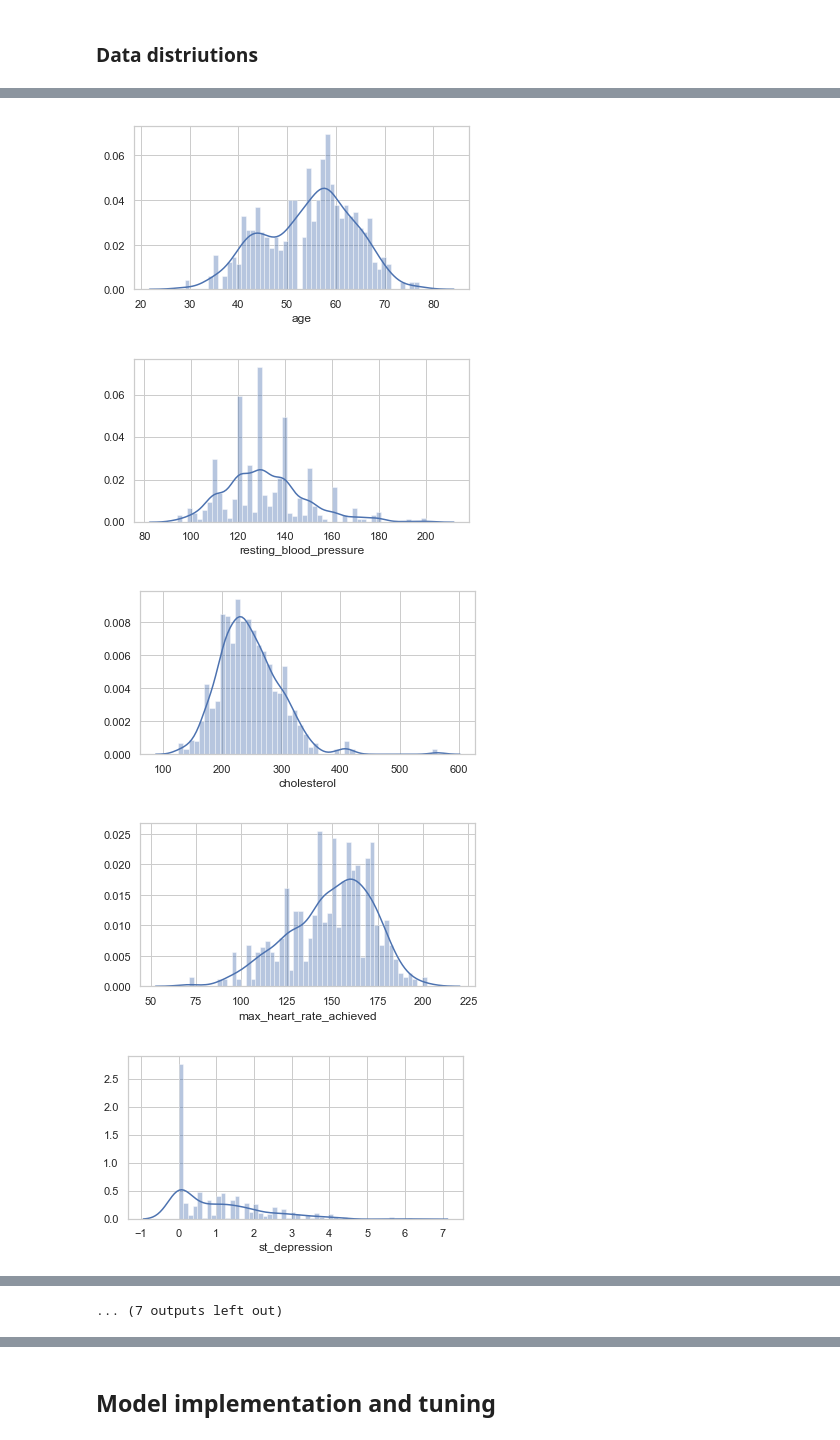
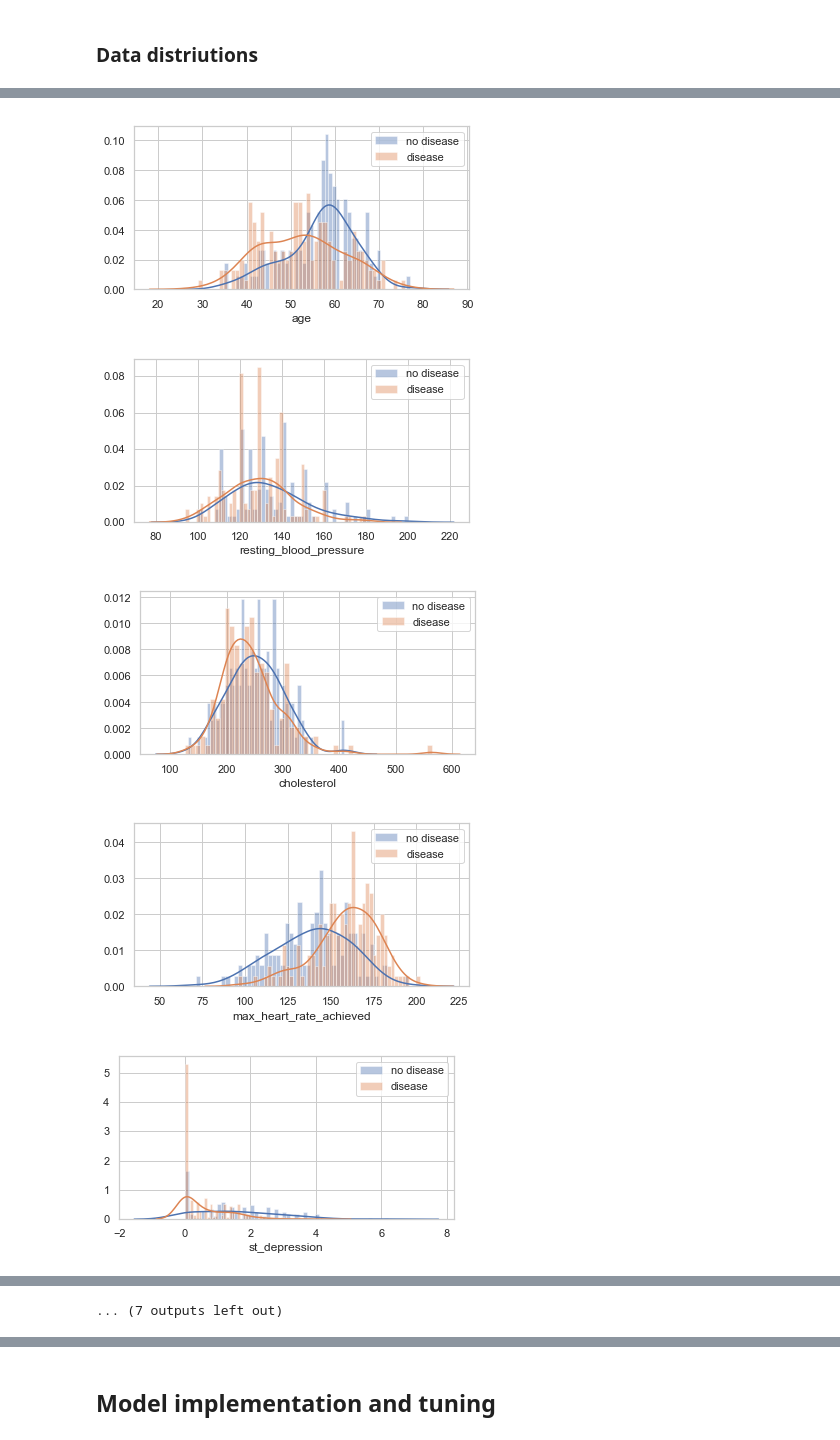
Before and after one commit to alessiogilardi/heart-disease-data-analysis-project, a Jupyter notebook: random_forest_big_dataset_final.ipynb, the cells around one changed output, grey strips where cells are left out. Drawn from its saved outputs; the diff is of its cells as text; code cells hidden in the pictures.

```diff
--- a/random_forest_big_dataset_final.ipynb
+++ b/random_forest_big_dataset_final.ipynb
@@ -279,11 +293,13 @@ plt.show()
 # %%
 for c in ds.columns:
     plt.figure(figsize=(6, 3))
-    sns.distplot(ds[c], hist=True, bins=50)
+    sns.distplot(ds[c][ds["target"]==0], hist=True, bins=50, label="no disease")
+    sns.distplot(ds[c][ds["target"]==1], hist=True, bins=50, label="disease")
+    plt.legend()
     plt.show()
 # %% [output]
-[figure, old version]
+[figure, new version]
-[figure, old version]
+[figure, new version]
-[figure, old version]
+[figure, new version]
-[figure, old version]
+[figure, new version]
-[figure, old version]
+[figure, new version]
```
Also changed, not shown: parts of 22 cells of this notebook, 1 other file.
